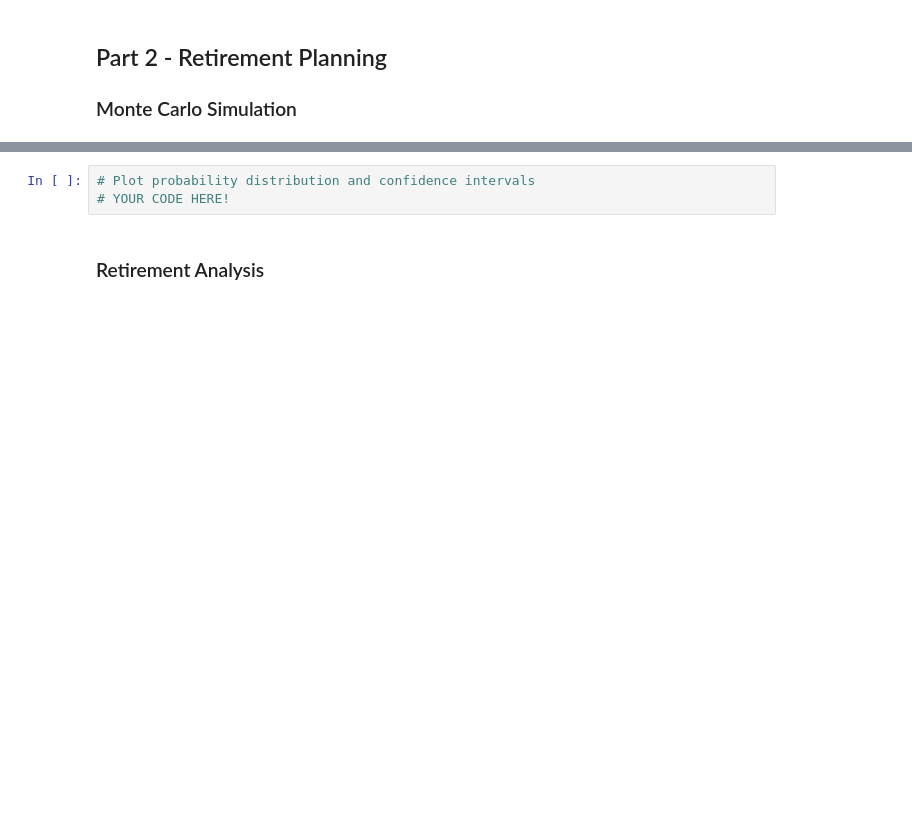
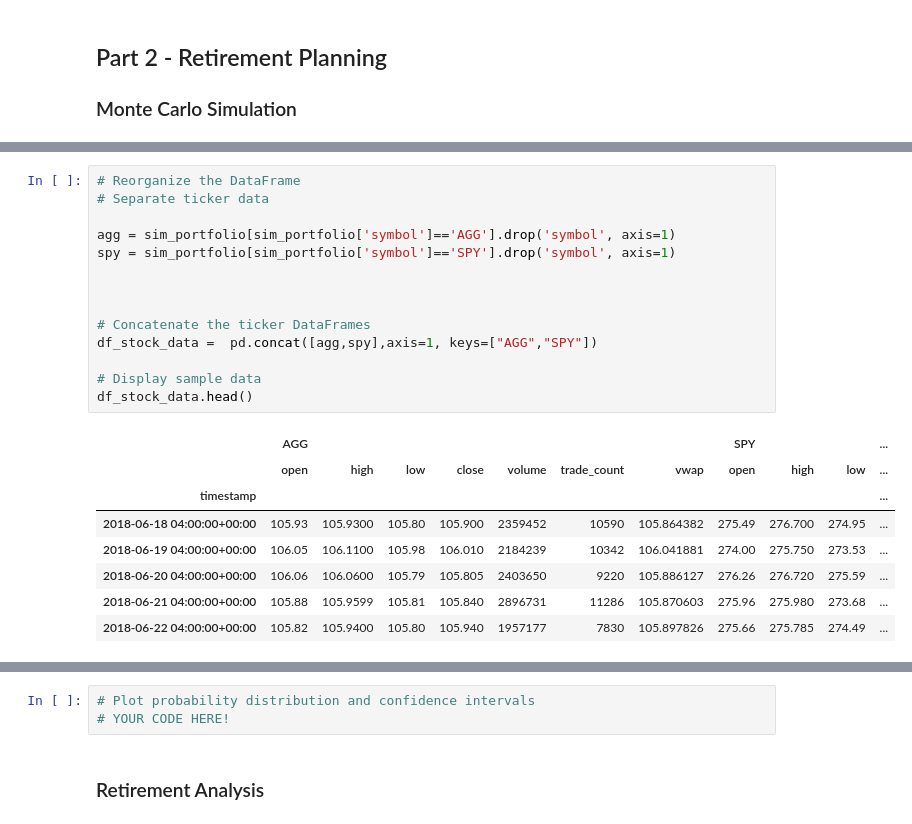
Before and after one commit to terabyte79/APIs_homework, a Jupyter notebook: financial_planner.ipynb, the cells around one changed output, grey strips where cells are left out. Cells and saved outputs as stored; diff of their text form; blank space fills up the shorter version.

```diff
--- a/financial_planner.ipynb
+++ b/financial_planner.ipynb
@@ -246,0 +273,23 @@ df_stock_data.head()
+# %%
+# Reorganize the DataFrame
+# Separate ticker data
+
+agg = sim_portfolio[sim_portfolio['symbol']=='AGG'].drop('symbol', axis=1)
+spy = sim_portfolio[sim_portfolio['symbol']=='SPY'].drop('symbol', axis=1)
+
+
+
+# Concatenate the ticker DataFrames
+df_stock_data =  pd.concat([agg,spy],axis=1, keys=["AGG","SPY"])
+
+# Display sample data
+df_stock_data.head()
+# %% [output]
+|  | AGG |  |  |  |  |  |  | SPY |  |  | ... |
+|  | open | high | low | close | volume | trade_count | vwap | open | high | low | ... |
+| timestamp |  |  |  |  |  |  |  |  |  |  | ... |
+| 2018-06-18 04:00:00+00:00 | 105.93 | 105.9300 | 105.80 | 105.900 | 2359452 | 10590 | 105.864382 | 275.49 | 276.700 | 274.95 | ... |
+| 2018-06-19 04:00:00+00:00 | 106.05 | 106.1100 | 105.98 | 106.010 | 2184239 | 10342 | 106.041881 | 274.00 | 275.750 | 273.53 | ... |
+| 2018-06-20 04:00:00+00:00 | 106.06 | 106.0600 | 105.79 | 105.805 | 2403650 | 9220 | 105.886127 | 276.26 | 276.720 | 275.59 | ... |
+| 2018-06-21 04:00:00+00:00 | 105.88 | 105.9599 | 105.81 | 105.840 | 2896731 | 11286 | 105.870603 | 275.96 | 275.980 | 273.68 | ... |
+| 2018-06-22 04:00:00+00:00 | 105.82 | 105.9400 | 105.80 | 105.940 | 1957177 | 7830 | 105.897826 | 275.66 | 275.785 | 274.49 | ... |
```
Also changed, not shown: parts of 20 cells of this notebook, 2 other files.
